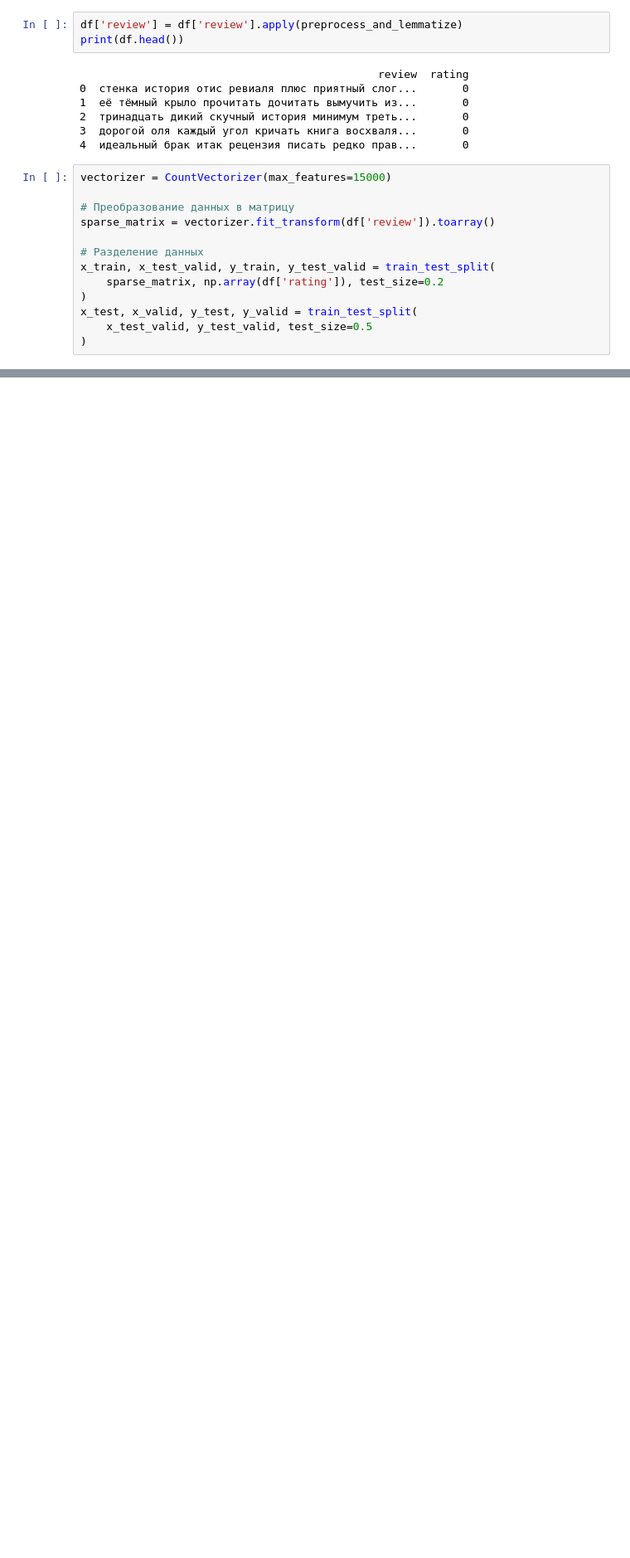
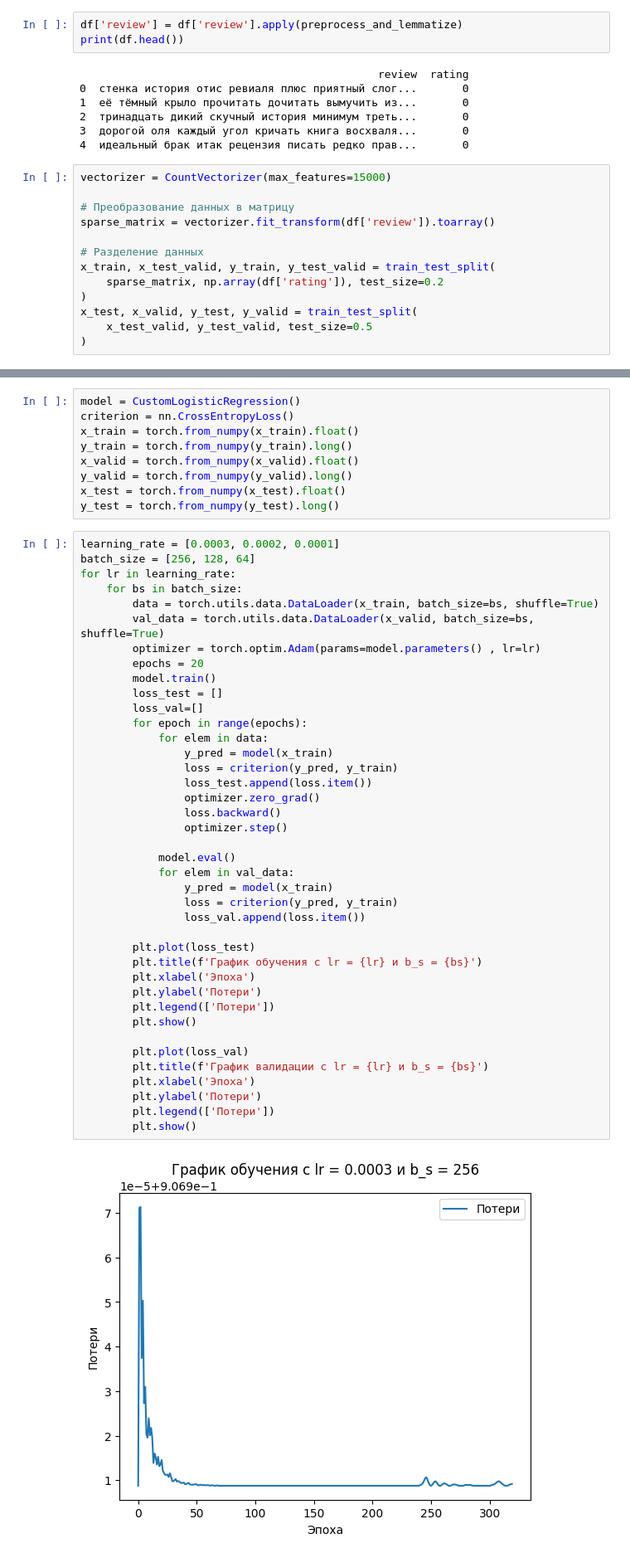
Before and after one commit to Wardonn-e/PP_5_LAB, a Jupyter notebook: main.ipynb, the cells around one changed output, grey strips where cells are left out. Shown at 83% size. Saved outputs shown, nothing was run; the diff lists cells and outputs as text; blank space fills up the shorter version.

Commit message:
add torch and plt

```diff
--- a/main.ipynb
+++ b/main.ipynb
@@ -83,0 +101,51 @@ print(class_counts)
+# %%
+model = CustomLogisticRegression()
+criterion = nn.CrossEntropyLoss()
+x_train = torch.from_numpy(x_train).float()
+y_train = torch.from_numpy(y_train).long()
+x_valid = torch.from_numpy(x_valid).float()
+y_valid = torch.from_numpy(y_valid).long()
+x_test = torch.from_numpy(x_test).float()
+y_test = torch.from_numpy(y_test).long()
+# %%
+learning_rate = [0.0003, 0.0002, 0.0001]
+batch_size = [256, 128, 64]
+for lr in learning_rate:
+    for bs in batch_size:
+        data = torch.utils.data.DataLoader(x_train, batch_size=bs, shuffle=True)
+        val_data = torch.utils.data.DataLoader(x_valid, batch_size=bs, shuffle=True)
+        optimizer = torch.optim.Adam(params=model.parameters() , lr=lr)
+        epochs = 20
+        model.train()
+        loss_test = []
+        loss_val=[]
+        for epoch in range(epochs):
+            for elem in data:
+                y_pred = model(x_train)
+                loss = criterion(y_pred, y_train)
+                loss_test.append(loss.item())
+                optimizer.zero_grad()
+                loss.backward()
+                optimizer.step()
+
+            model.eval()
+            for elem in val_data:
+                y_pred = model(x_train)
+                loss = criterion(y_pred, y_train)
+                loss_val.append(loss.item())
+
+        plt.plot(loss_test)
+        plt.title(f'График обучения с lr = {lr} и b_s = {bs}')
+        plt.xlabel('Эпоха')
+        plt.ylabel('Потери')
+        plt.legend(['Потери'])
+        plt.show()
+
+        plt.plot(loss_val)
+        plt.title(f'График валидации с lr = {lr} и b_s = {bs}')
+        plt.xlabel('Эпоха')
+        plt.ylabel('Потери')
+        plt.legend(['Потери'])
+        plt.show()
+# %% [output]
+[figure, added]
```
Also changed, not shown: parts of 4 cells of this notebook.
